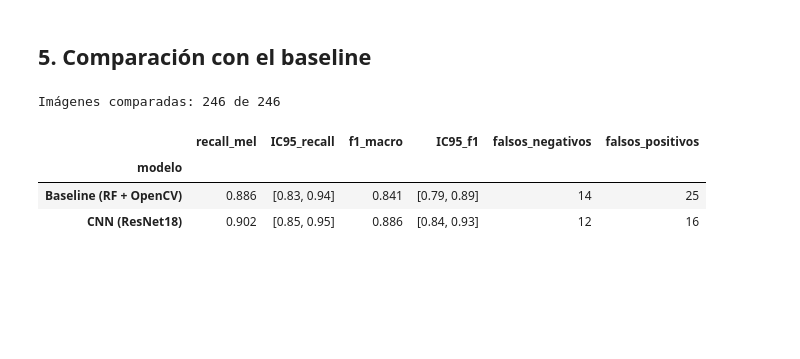
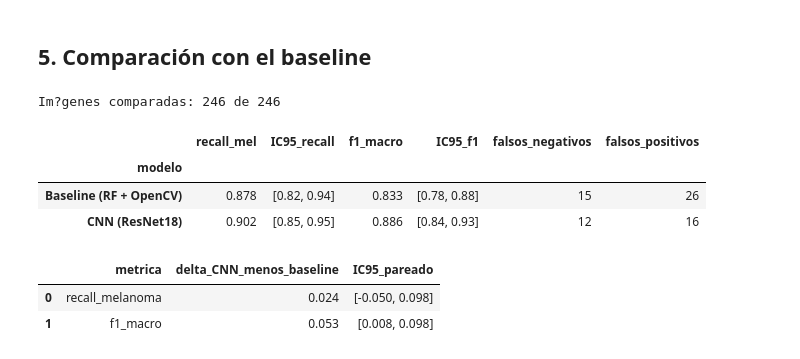
Before and after one commit to BidoneAndres/melanomaDetection-IA, a Jupyter notebook: notebooks/09-EvaluacionYComparacion.ipynb, the cells around one changed output. Saved outputs shown, nothing was run; the diff lists cells and outputs as text; code cells hidden in the pictures; blank space fills up the shorter version.

```diff
--- a/notebooks/09-EvaluacionYComparacion.ipynb
+++ b/notebooks/09-EvaluacionYComparacion.ipynb
@@ -141,38 +188,71 @@ F1 macro: 0.886  IC95% [0.844, 0.927]
 # %% [markdown]
 ## 5. Comparación con el baseline
 # %%
-feat_train = pd.read_csv(PROCESSED / "features_train.csv")
 feat_test = pd.read_csv(PROCESSED / "features_test.csv")
-cols = [c for c in feat_train.columns if c not in ("image_id", "etiqueta")]
-
-rf = RandomForestClassifier(n_estimators=300, random_state=42)
-rf.fit(feat_train[cols], feat_train["etiqueta"])
-feat_test["pred_rf"] = rf.predict(feat_test[cols])
+rf_test = feat_test.merge(
+    test_df[["image_id", "etiqueta"]],
+    on=["image_id", "etiqueta"],
+    validate="one_to_one",
+)
+probs_rf_test = rf.predict_proba(rf_test[cols])[:, 1]
+rf_test["pred_rf"] = (probs_rf_test >= UMBRAL_RF).astype(int)
 
 res = test_df[["image_id", "etiqueta"]].copy()
 res["pred_cnn"] = pred_cnn
-res = res.merge(feat_test[["image_id", "pred_rf"]], on="image_id", how="inner")
-print("Imágenes comparadas:", len(res), "de", len(test_df))
+res = res.merge(
+    rf_test[["image_id", "pred_rf"]],
+    on="image_id",
+    how="inner",
+    validate="one_to_one",
+)
+assert len(res) == len(test_df)
+print("Im?genes comparadas:", len(res), "de", len(test_df))
 
 y = res["etiqueta"].values
 filas = []
 for nombre, col in [("Baseline (RF + OpenCV)", "pred_rf"), ("CNN (ResNet18)", "pred_cnn")]:
     p = res[col].values
     ic_r = bootstrap_ic(y, p, m_recall)
     ic_f = bootstrap_ic(y, p, m_f1)
     filas.append({
         "modelo": nombre,
         "recall_mel": round(recall_score(y, p), 3),
         "IC95_recall": f"[{ic_r[0]:.2f}, {ic_r[1]:.2f}]",
         "f1_macro": round(f1_score(y, p, average="macro"), 3),
         "IC95_f1": f"[{ic_f[0]:.2f}, {ic_f[1]:.2f}]",
         "falsos_negativos": int(((p == 0) & (y == 1)).sum()),
         "falsos_positivos": int(((p == 1) & (y == 0)).sum()),
     })
-pd.DataFrame(filas).set_index("modelo")
+tabla_modelos = pd.DataFrame(filas).set_index("modelo")
+display(tabla_modelos)
+
+def bootstrap_diferencia_pareada(y, pred_cnn, pred_rf, metrica, n=2000, seed=42):
+    rng = np.random.default_rng(seed)
+    idx = np.arange(len(y))
+    diferencias = []
+    for _ in range(n):
+        muestra = rng.choice(idx, size=len(idx), replace=True)
+        diferencias.append(metrica(y[muestra], pred_cnn[muestra]) - metrica(y[muestra], pred_rf[muestra]))
+    return np.percentile(diferencias, [2.5, 97.5])
+
+comparacion_pareada = []
+for nombre, metrica in [("recall_melanoma", m_recall), ("f1_macro", m_f1)]:
+    pred_cnn = res["pred_cnn"].values
+    pred_rf = res["pred_rf"].values
+    delta = metrica(y, pred_cnn) - metrica(y, pred_rf)
+    ic = bootstrap_diferencia_pareada(y, pred_cnn, pred_rf, metrica)
+    comparacion_pareada.append({
+        "metrica": nombre,
+        "delta_CNN_menos_baseline": round(delta, 3),
+        "IC95_pareado": f"[{ic[0]:.3f}, {ic[1]:.3f}]",
+    })
+display(pd.DataFrame(comparacion_pareada))
 # %% [output]
-Imágenes comparadas: 246 de 246
+Im?genes comparadas: 246 de 246
 |  | recall_mel | IC95_recall | f1_macro | IC95_f1 | falsos_negativos | falsos_positivos |
 | modelo |  |  |  |  |  |  |
-| Baseline (RF + OpenCV) | 0.886 | [0.83, 0.94] | 0.841 | [0.79, 0.89] | 14 | 25 |
+| Baseline (RF + OpenCV) | 0.878 | [0.82, 0.94] | 0.833 | [0.78, 0.88] | 15 | 26 |
 | CNN (ResNet18) | 0.902 | [0.85, 0.95] | 0.886 | [0.84, 0.93] | 12 | 16 |
+|  | metrica | delta_CNN_menos_baseline | IC95_pareado |
+| 0 | recall_melanoma | 0.024 | [-0.050, 0.098] |
+| 1 | f1_macro | 0.053 | [0.008, 0.098] |
```
Also changed, not shown: parts of 5 cells of this notebook, 22 other files.
